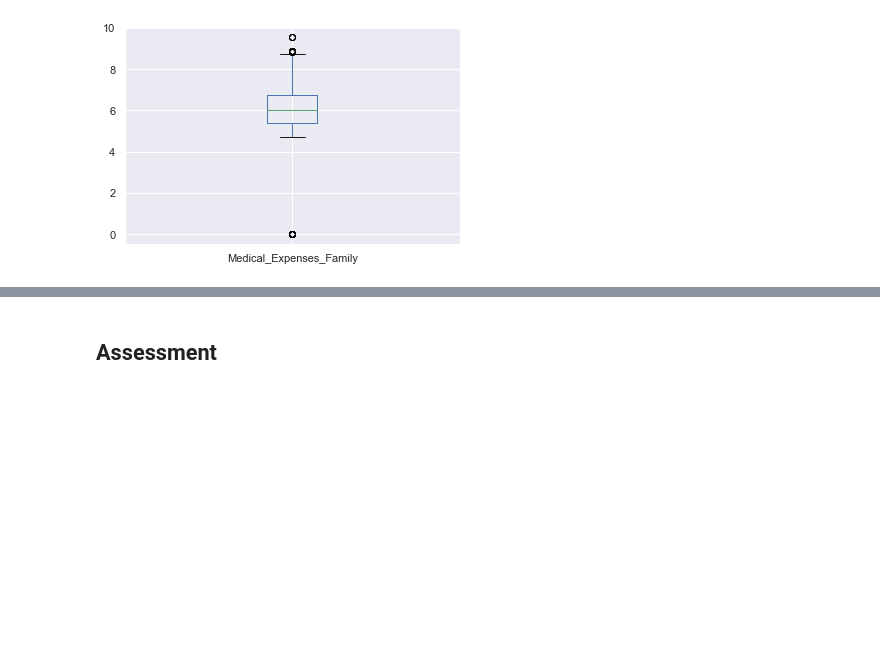
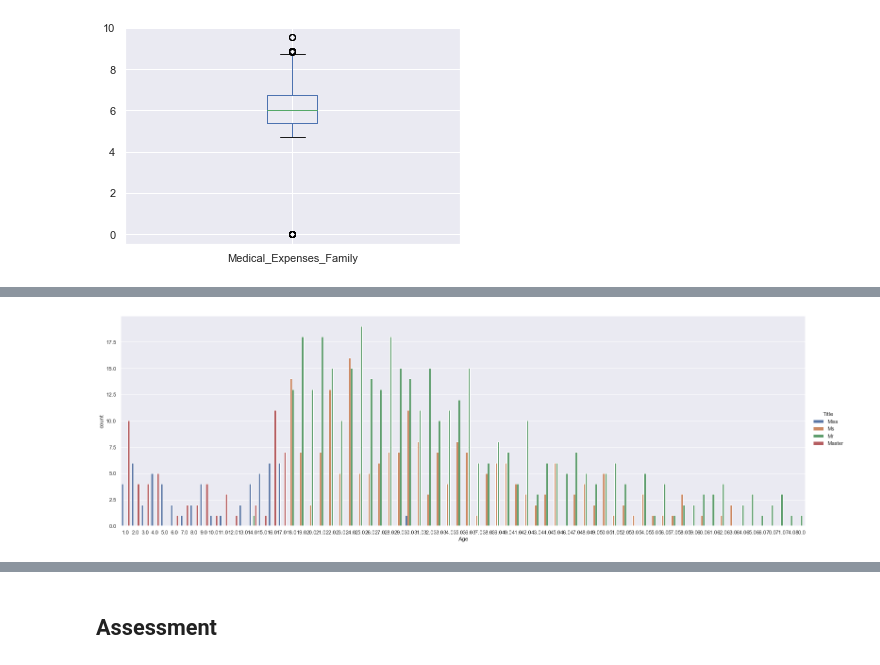
Before and after one commit to DavidSilva98/ML_project, a Jupyter notebook: group7.ipynb, the cells around one changed output, grey strips where cells are left out. Saved outputs shown, nothing was run; the diff lists cells and outputs as text; code cells hidden in the pictures; blank space fills up the shorter version.

```diff
--- a/group7.ipynb
+++ b/group7.ipynb
@@ -464,0 +513,10 @@ np.log(X_train["Medical_Expenses_Family"] + 1).plot(kind="box")
+# %%
+sns.set()
+
+sns.catplot(x="Age", hue="Title",
+               data=X_train, kind="count",
+               height=7, aspect=3)
+#sns.countplot(x="Age", hue="Title", data=X_train)
+plt.show()
+# %% [output]
+[figure, added]
```
Also changed, not shown: parts of 19 cells of this notebook.
